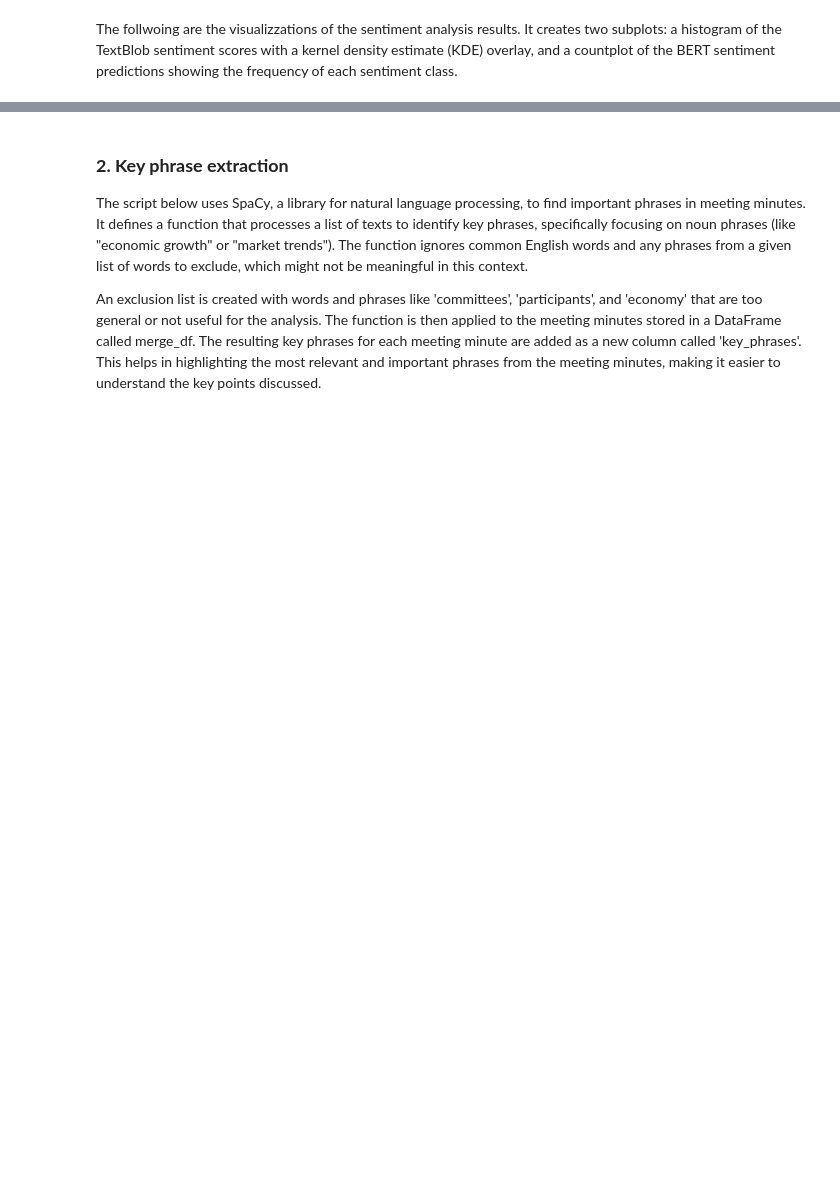
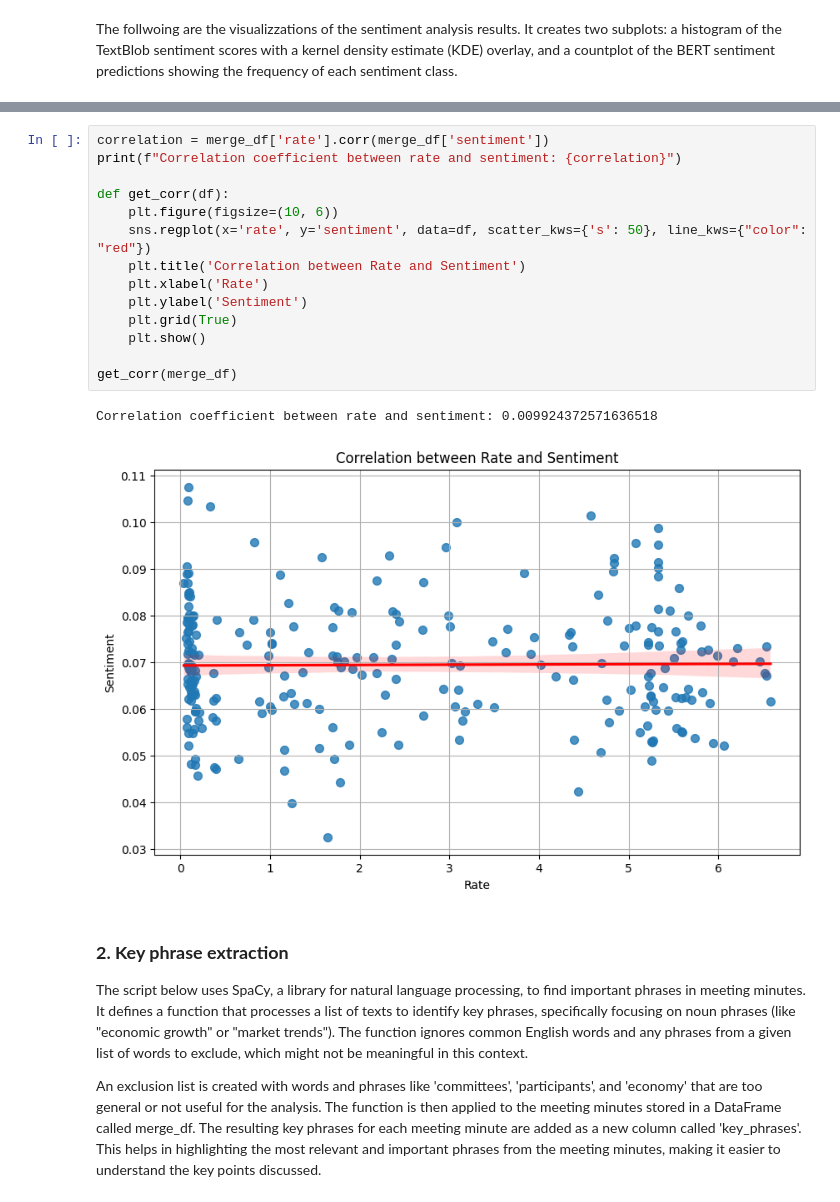
Before and after one commit to Cydia13526/s24-milestone2-team7-cspaarg-cydia-davidrez, a Jupyter notebook: project.ipynb, the cells around one changed output, grey strips where cells are left out. Drawn from its saved outputs; the diff is of its cells as text; blank space fills up the shorter version.

```diff
--- a/project.ipynb
+++ b/project.ipynb
@@ -326,3 +389,20 @@ plt.show()
+# %%
+correlation = merge_df['rate'].corr(merge_df['sentiment'])
+print(f"Correlation coefficient between rate and sentiment: {correlation}")
+
+def get_corr(df):
+    plt.figure(figsize=(10, 6))
+    sns.regplot(x='rate', y='sentiment', data=df, scatter_kws={'s': 50}, line_kws={"color": "red"})
+    plt.title('Correlation between Rate and Sentiment')
+    plt.xlabel('Rate')
+    plt.ylabel('Sentiment')
+    plt.grid(True)
+    plt.show()
+
+get_corr(merge_df)
+# %% [output]
+Correlation coefficient between rate and sentiment: 0.009924372571636518
+[figure, added]
 # %% [markdown]
 ### **2. Key phrase extraction**
 
```
Also changed, not shown: parts of 22 cells of this notebook, 5 other files.
